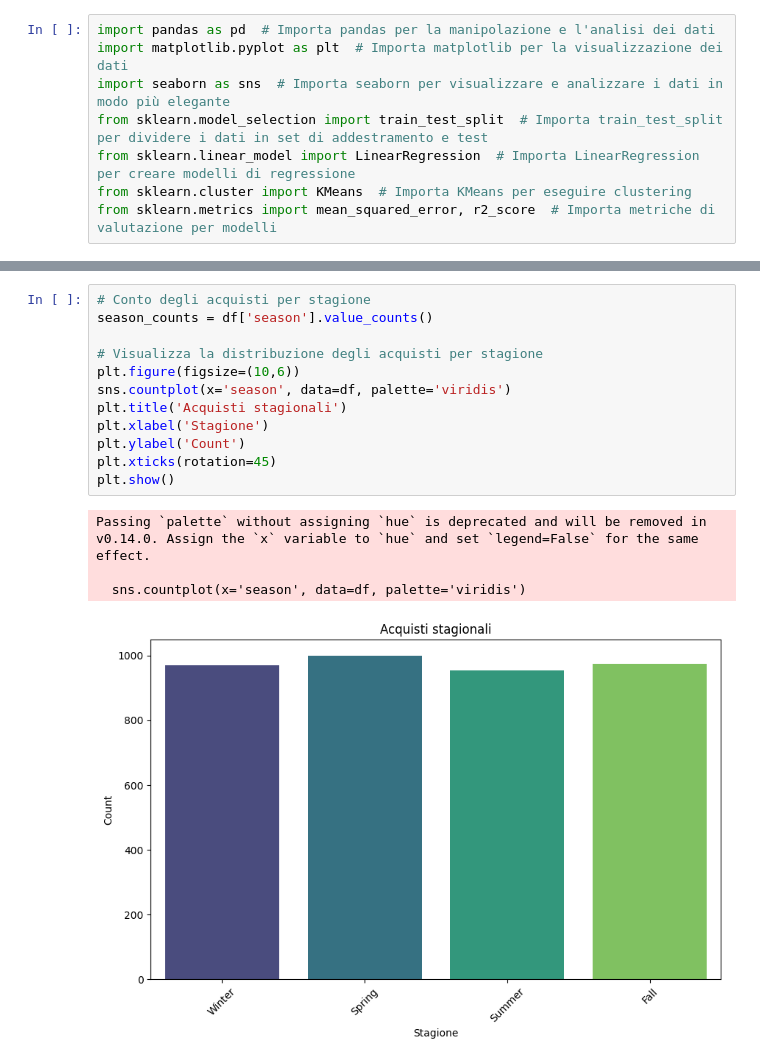
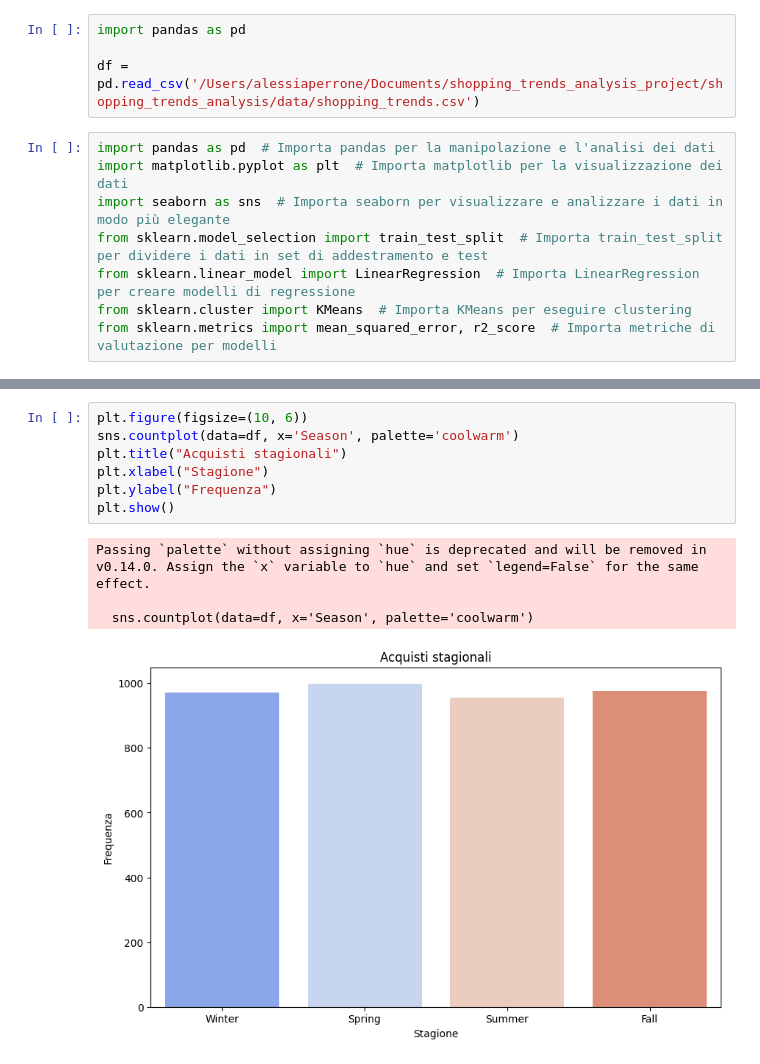
Before and after one commit to alessiaperrone03/shopping_trends_analysis, a Jupyter notebook: notebooks/advanced_analysis.ipynb, the cells around one changed output, grey strips where cells are left out. Saved outputs shown, nothing was run; the diff lists cells and outputs as text.

```diff
--- a/notebooks/advanced_analysis.ipynb
+++ b/notebooks/advanced_analysis.ipynb
@@ -16,3 +1,7 @@ connection.close()
+# %%
+import pandas as pd
+
+df = pd.read_csv('/Users/alessiaperrone/Documents/shopping_trends_analysis_project/shopping_trends_analysis/data/shopping_trends.csv')
 # %%
 import pandas as pd  # Importa pandas per la manipolazione e l'analisi dei dati
 import matplotlib.pyplot as plt  # Importa matplotlib per la visualizzazione dei dati
@@ -117,17 +168,12 @@ Passing `palette` without assigning `hue` is deprecated and will be removed in v
 # %%
-# Conto degli acquisti per stagione
-season_counts = df['season'].value_counts()
-
-# Visualizza la distribuzione degli acquisti per stagione
-plt.figure(figsize=(10,6))
-sns.countplot(x='season', data=df, palette='viridis')
-plt.title('Acquisti stagionali')
-plt.xlabel('Stagione')
-plt.ylabel('Count')
-plt.xticks(rotation=45)
+plt.figure(figsize=(10, 6))
+sns.countplot(data=df, x='Season', palette='coolwarm')
+plt.title("Acquisti stagionali")
+plt.xlabel("Stagione")
+plt.ylabel("Frequenza")
 plt.show()
 # %% [output]
 Passing `palette` without assigning `hue` is deprecated and will be removed in v0.14.0. Assign the `x` variable to `hue` and set `legend=False` for the same effect.
 
-  sns.countplot(x='season', data=df, palette='viridis')
+  sns.countplot(data=df, x='Season', palette='coolwarm')
-[figure, old version]
+[figure, new version]
```
Also changed, not shown: parts of 19 cells of this notebook, 2 other files.
